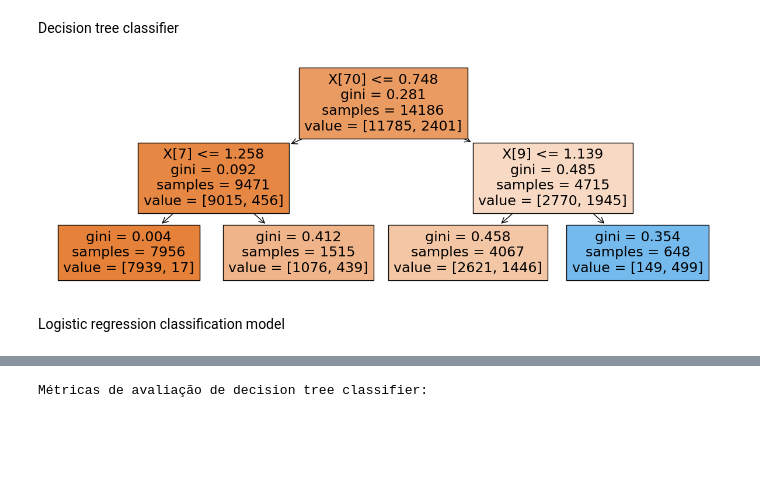
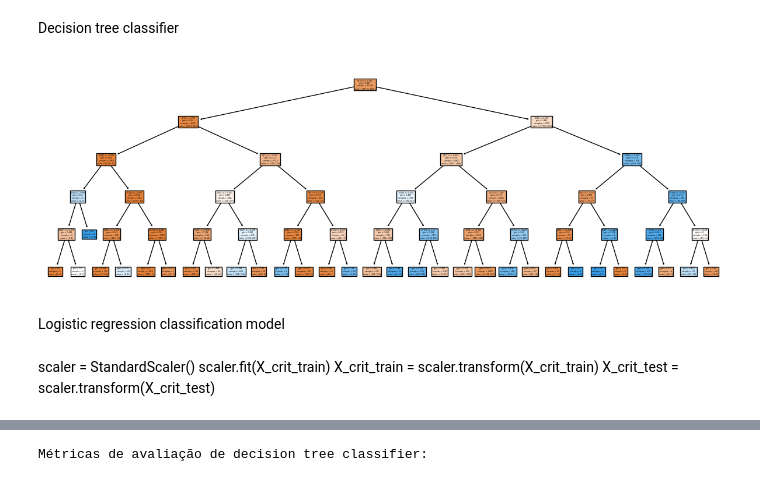
Before and after one commit to rubentorres-developer/ML-FirstHomeAssignment, a Jupyter notebook: Assignment1.ipynb, the cells around one changed output, grey strips where cells are left out. Cells and saved outputs as stored; diff of their text form; code cells hidden in the pictures; blank space fills up the shorter version.

```diff
--- a/Assignment1.ipynb
+++ b/Assignment1.ipynb
@@ -240,8 +240,8 @@ df_critical = df
 
 if df_critical.values[0, 81] == 52.0:
     df_critical['critical_temp'] = df_critical['critical_temp'].apply(
-        lambda x:"negative" if x < 80 else
-        "positive"
+        lambda x:0 if x < 80 else    #"negative"
+        1    #"positive"
     )
 
 df_crit_x = df_critical.drop("critical_temp", axis = 1)
@@ -250,15 +250,15 @@ df_crit_y = df_critical["critical_temp"]
 X_crit_train, X_crit_test, y_crit_train, y_crit_test = train_test_split(df_crit_x.values,
                                                     df_crit_y.values, test_size=0.33,
                                                     random_state=22)   #test_size=0.2, random_state=22
-
-dt = tree.DecisionTreeClassifier(max_depth=2) #parametros no construtor
-dt = dt.fit(X_crit_train , y_crit_train)
-
-plt.figure(figsize=(15, 5))
-r=tree.plot_tree(dt, filled=True)#, feature_names= df.columns)
-plt.show()
-# %% [output]
-[figure, removed]
+# %%
+dt = tree.DecisionTreeClassifier(max_depth=5) #parametros no construtor
+dt = dt.fit(X_crit_train , y_crit_train)
+
+plt.figure(figsize=(15, 5))
+r=tree.plot_tree(dt, filled=True)#, feature_names= df.columns)
+plt.show()
+# %% [output]
+[figure, added]
 # %%
 dt_preds= dt.predict(X_crit_test)
 # %% [markdown]
@@ -271,3 +266,8 @@ X_crit_test = scaler.transform(X_crit_test)
+# %% [markdown]
+scaler = StandardScaler()
+scaler.fit(X_crit_train)
+X_crit_train = scaler.transform(X_crit_train)
+X_crit_test = scaler.transform(X_crit_test)
 # %%
 scaler = StandardScaler()
 
```
Also changed, not shown: parts of 6 cells of this notebook.
